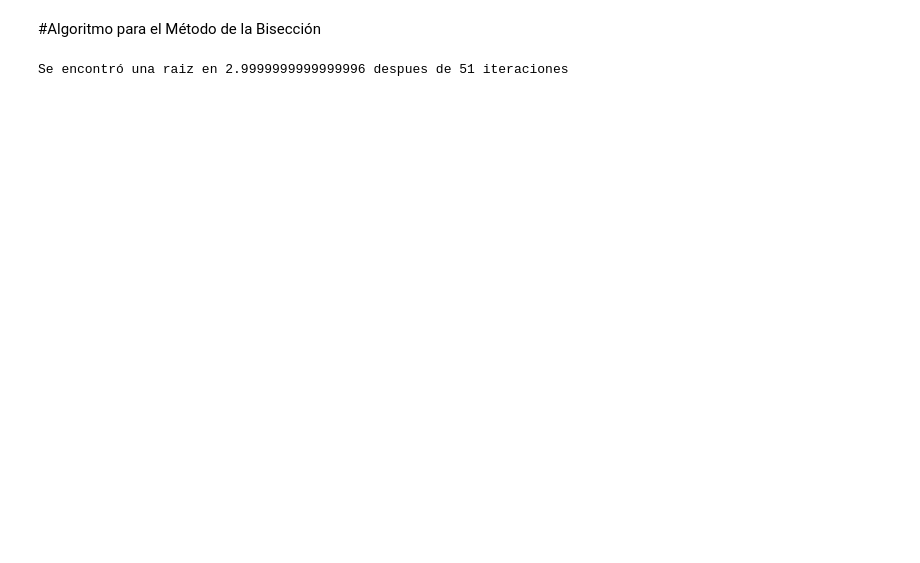
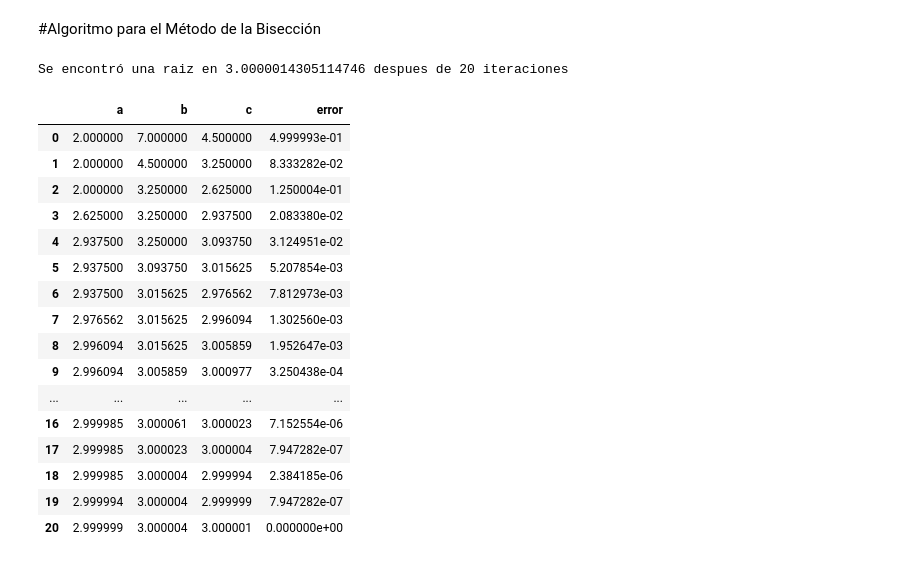
Before and after one commit to angelavilaventre/pruebametodosnumericos, a Jupyter notebook: Metodo_de_la_Biseccion.ipynb, the cells around one changed output. Saved outputs shown, nothing was run; the diff lists cells and outputs as text; code cells hidden in the pictures; blank space fills up the shorter version.

Commit message:
Se agrego limitador de iteraciones

```diff
--- a/Metodo_de_la_Biseccion.ipynb
+++ b/Metodo_de_la_Biseccion.ipynb
@@ -39,14 +39,14 @@ $\displaystyle -4$
 # Funcion a estudiar
 
 def f(x):
-  return 2*x**2-6*x
+  return 2*x**2 - 6*x
 
 # Funcion para el calculo de la media
 def mean(a,b):
   return (a+b)/2
 
 # Algoritmo
-def CalculoRaiz(a,b):
+def CalculoRaiz(a,b,d):
 
   st=False
   c=0
@@ -57,6 +57,9 @@ def CalculoRaiz(a,b):
     while(st):
 
       c=mean(a,b)
+      lista_a.append(a)
+      lista_b.append(b)
+      lista_c.append(c)
       if f(c)==0:
         st=False
       else:
@@ -64,20 +67,62 @@ def CalculoRaiz(a,b):
         else: a=c
 
       i=i+1
+
+      if i==d: st=False
     print(f"Se encontró una raiz en {c} despues de {i} iteraciones")
 
   else:
     st=False
-    print("Intervalo incorrecto, encierra varias ó ninguna raiz. Inténtelo con otro intervalo. ")
+    print("Intervalo incorrecto, encierra varias ó ninguna raíz. Inténtelo con otro intervalo. ")
 
 ################################################################################
 
 # Intervalo [a,b]
-a=1
+a=2
 b=7
+i=20
+
+
+lista_a=[]
+lista_b=[]
+lista_c=[]
+lista_e=[]
 
 #Aplico el método
 
-CalculoRaiz(a,b)
+CalculoRaiz(a,b,i)
 # %% [output]
-Se encontró una raiz en 2.9999999999999996 despues de 51 iteraciones
+Se encontró una raiz en 3.0000014305114746 despues de 20 iteraciones
+# %%
+import pandas as pd
+
+for i in range(0,len(lista_c)):
+  lista_e.append((abs(lista_c[len(lista_c)-1]-lista_c[i]))/lista_c[len(lista_c)-1])
+
+datos = {
+  'a':lista_a,
+  'b':lista_b,
+  'c':lista_c,
+  'error':lista_e
+}
+
+df=pd.DataFrame(datos)
+df
+# %% [output]
+|  | a | b | c | error |
+| 0 | 2.000000 | 7.000000 | 4.500000 | 4.999993e-01 |
+| 1 | 2.000000 | 4.500000 | 3.250000 | 8.333282e-02 |
+| 2 | 2.000000 | 3.250000 | 2.625000 | 1.250004e-01 |
+| 3 | 2.625000 | 3.250000 | 2.937500 | 2.083380e-02 |
+| 4 | 2.937500 | 3.250000 | 3.093750 | 3.124951e-02 |
+| 5 | 2.937500 | 3.093750 | 3.015625 | 5.207854e-03 |
+| 6 | 2.937500 | 3.015625 | 2.976562 | 7.812973e-03 |
+| 7 | 2.976562 | 3.015625 | 2.996094 | 1.302560e-03 |
+| 8 | 2.996094 | 3.015625 | 3.005859 | 1.952647e-03 |
+| 9 | 2.996094 | 3.005859 | 3.000977 | 3.250438e-04 |
+| ... | ... | ... | ... | ... |
+| 16 | 2.999985 | 3.000061 | 3.000023 | 7.152554e-06 |
+| 17 | 2.999985 | 3.000023 | 3.000004 | 7.947282e-07 |
+| 18 | 2.999985 | 3.000004 | 2.999994 | 2.384185e-06 |
+| 19 | 2.999994 | 3.000004 | 2.999999 | 7.947282e-07 |
+| 20 | 2.999999 | 3.000004 | 3.000001 | 0.000000e+00 |
```
Also changed, not shown: parts of 2 cells of this notebook.
